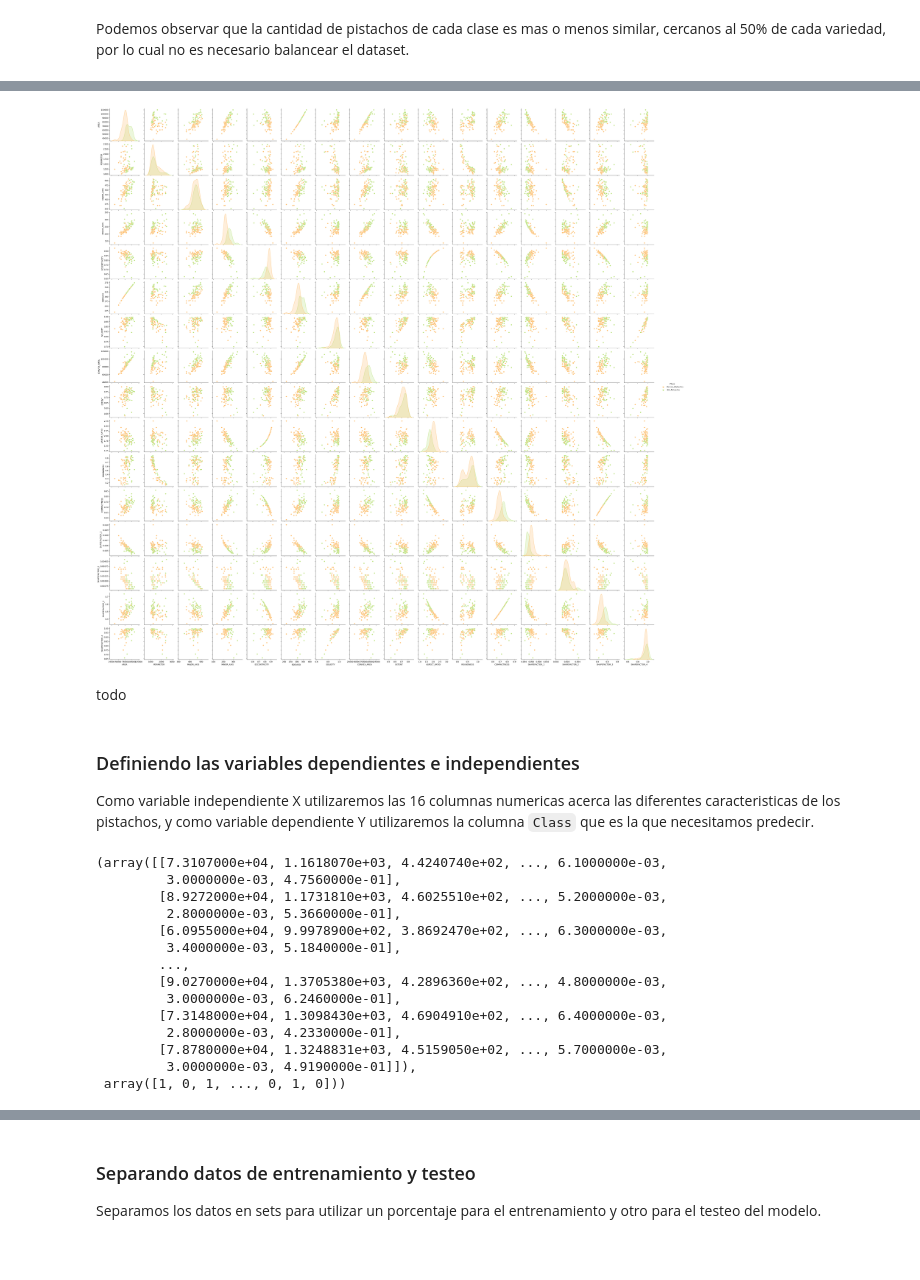
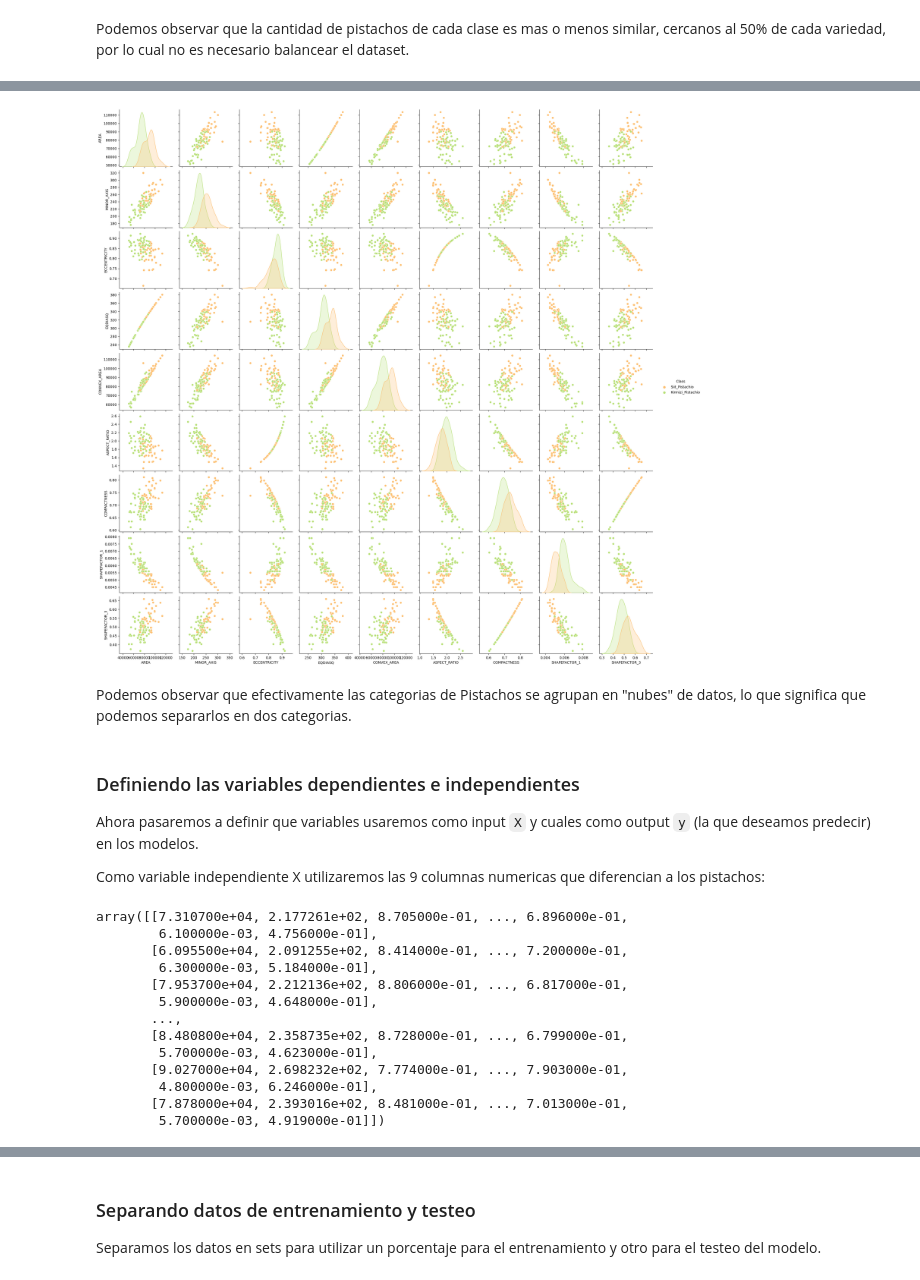
Before and after one commit to LimaBD/math3-unsam, a Jupyter notebook: PDP/pistachio_clasificacion.ipynb, the cells around one changed output, grey strips where cells are left out. Drawn from its saved outputs; the diff is of its cells as text; code cells hidden in the pictures; blank space fills up the shorter version.

```diff
--- a/PDP/pistachio_clasificacion.ipynb
+++ b/PDP/pistachio_clasificacion.ipynb
@@ -108,0 +156,7 @@ todo
+# %%
+columnas_a_remover = [
+    'PERIMETER', 'MAJOR_AXIS', 'SOLIDITY',
+    'EXTENT', 'ROUNDNESS', 'SHAPEFACTOR_2',
+    'SHAPEFACTOR_4',
+]
+dataset = dataset.drop(columns=columnas_a_remover)
@@ -108,0 +191,16 @@ todo
+# %%
+kirmizi = dataset[dataset['Class'] == 'Kirmizi_Pistachio']
+siit = dataset[dataset['Class'] == 'Siit_Pistachio']
+# %%
+def limpiar_outliers_zscore(df: pd.DataFrame) -> pd.DataFrame:
+    threshold = 3
+    for column in df.columns[:-1]:
+        zscore = np.abs(stats.zscore(df[column]))
+        df[column] = np.where(zscore > threshold, np.nan, df[column])
+    return df.dropna()
+kirmizi = limpiar_outliers_zscore(kirmizi)
+siit = limpiar_outliers_zscore(siit)
+# %%
+cantidad_inicial = len(dataset)
+dataset = pd.concat([kirmizi, siit])
+cantidad_final = len(dataset)
@@ -109,20 +218,15 @@ todo
 # %%
 columnas = [
-    'AREA', 'PERIMETER', 'MAJOR_AXIS',
-    'MINOR_AXIS', 'ECCENTRICITY', 'EQDIASQ',
-    'SOLIDITY', 'CONVEX_AREA', 'EXTENT',
-    'ASPECT_RATIO', 'ROUNDNESS', 'COMPACTNESS',
-    'SHAPEFACTOR_1', 'SHAPEFACTOR_2', 'SHAPEFACTOR_3',
-    'SHAPEFACTOR_4',
+    'AREA', 'MINOR_AXIS', 'ECCENTRICITY',
+    'EQDIASQ', 'CONVEX_AREA', 'ASPECT_RATIO',
+    'COMPACTNESS', 'SHAPEFACTOR_1', 'SHAPEFACTOR_3',
 ]
 sns.pairplot(
     dataset.sample(100),
     hue='Class',
     vars=columnas,
     palette='RdYlGn',
     )
 plt.show()
 # %% [output]
-[figure, old version]
+[figure, new version]
-# %% [markdown]
-todo
@@ -131,23 +233,25 @@ dataset['Kirmizi'] = dataset['Class'].apply(lambda x: 1 if x == 'Kirmizi_Pistach
-# %% [markdown]
-### Definiendo las variables dependientes e independientes
-
-Como variable independiente X utilizaremos las 16 columnas numericas acerca las diferentes caracteristicas de los pistachos, y como variable dependiente Y utilizaremos la columna `Class` que es la que necesitamos predecir.
+# %% [markdown]
+Podemos observar que efectivamente las categorias de Pistachos se agrupan en "nubes" de datos, lo que significa que podemos separarlos en dos categorias.
+# %% [markdown]
+### Definiendo las variables dependientes e independientes
+
+Ahora pasaremos a definir que variables usaremos como input `X` y cuales como output `y` (la que deseamos predecir) en los modelos.
+
+Como variable independiente X utilizaremos las 9 columnas numericas que diferencian a los pistachos:
 # %%
-X = dataset.iloc[:, :15].values
-y = dataset['Kirmizi'].values
-X, y
+X = dataset.iloc[:, :9].values
+X
 # %% [output]
-(array([[7.3107000e+04, 1.1618070e+03, 4.4240740e+02, ..., 6.1000000e-03,
-         3.0000000e-03, 4.7560000e-01],
-        [8.9272000e+04, 1.1731810e+03, 4.6025510e+02, ..., 5.2000000e-03,
-         2.8000000e-03, 5.3660000e-01],
-        [6.0955000e+04, 9.9978900e+02, 3.8692470e+02, ..., 6.3000000e-03,
-         3.4000000e-03, 5.1840000e-01],
-        ...,
-        [9.0270000e+04, 1.3705380e+03, 4.2896360e+02, ..., 4.8000000e-03,
-         3.0000000e-03, 6.2460000e-01],
-        [7.3148000e+04, 1.3098430e+03, 4.6904910e+02, ..., 6.4000000e-03,
-         2.8000000e-03, 4.2330000e-01],
-        [7.8780000e+04, 1.3248831e+03, 4.5159050e+02, ..., 5.7000000e-03,
-         3.0000000e-03, 4.9190000e-01]]),
- array([1, 0, 1, ..., 0, 1, 0]))
+array([[7.310700e+04, 2.177261e+02, 8.705000e-01, ..., 6.896000e-01,
+        6.100000e-03, 4.756000e-01],
+       [6.095500e+04, 2.091255e+02, 8.414000e-01, ..., 7.200000e-01,
+        6.300000e-03, 5.184000e-01],
+       [7.953700e+04, 2.212136e+02, 8.806000e-01, ..., 6.817000e-01,
+        5.900000e-03, 4.648000e-01],
+       ...,
+       [8.480800e+04, 2.358735e+02, 8.728000e-01, ..., 6.799000e-01,
+        5.700000e-03, 4.623000e-01],
+       [9.027000e+04, 2.698232e+02, 7.774000e-01, ..., 7.903000e-01,
+        4.800000e-03, 6.246000e-01],
+       [7.878000e+04, 2.393016e+02, 8.481000e-01, ..., 7.013000e-01,
+        5.700000e-03, 4.919000e-01]])
```
Also changed, not shown: parts of 110 cells of this notebook, 3 other files.
